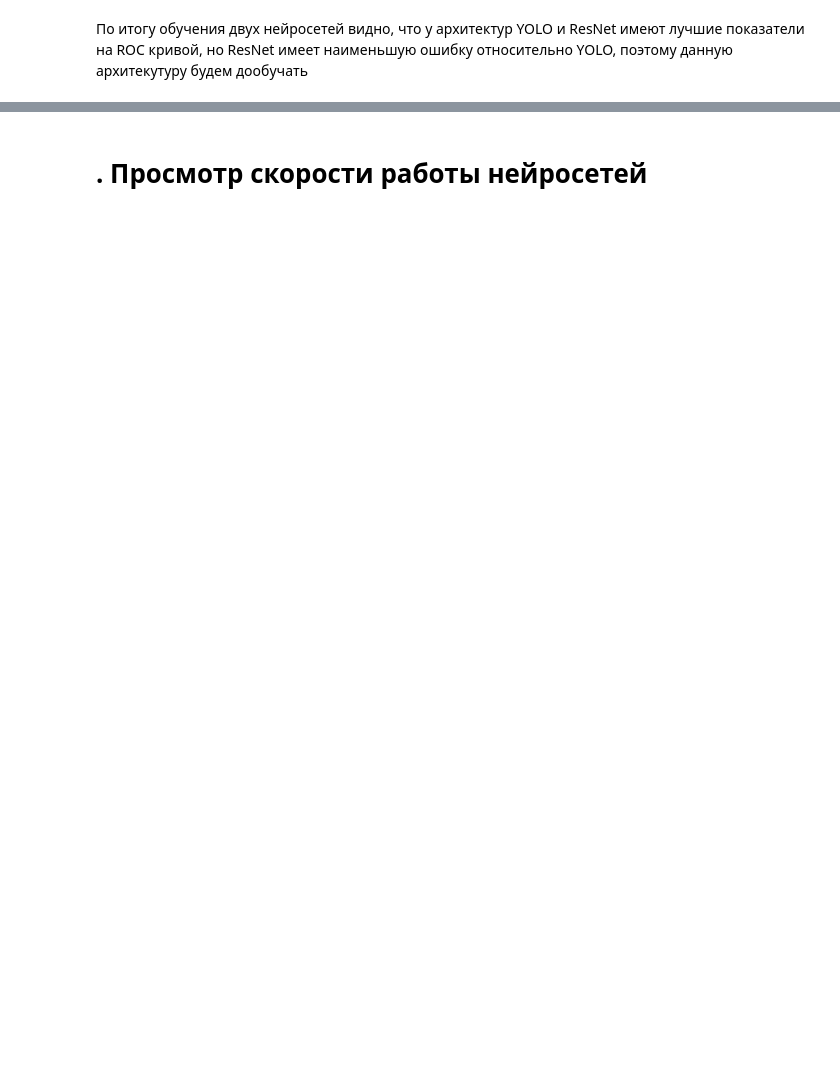
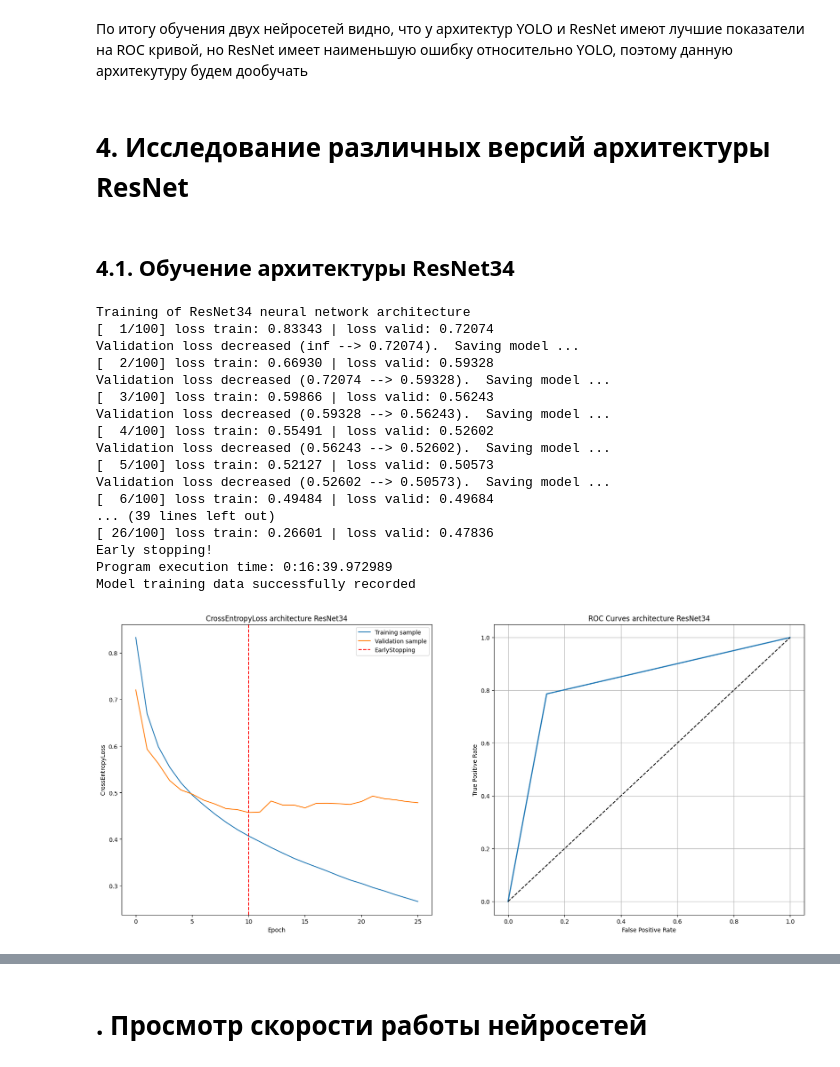
Before and after one commit to K1rsN7/Smart_Barrier, a Jupyter notebook: train neural network.ipynb, the cells around one changed output, grey strips where cells are left out. Saved outputs shown, nothing was run; the diff lists cells and outputs as text; code cells hidden in the pictures; blank space fills up the shorter version.

```diff
--- a/train neural network.ipynb
+++ b/train neural network.ipynb
@@ -586,2 +662,35 @@ visualizationNeuralNetworks(data)
 # %% [markdown]
 По итогу обучения двух нейросетей видно, что у архитектур YOLO и ResNet имеют лучшие показатели на ROC кривой, но ResNet имеет наименьшую ошибку относительно YOLO, поэтому данную архитекутуру будем дообучать
+# %% [markdown]
+# 4. Исследование различных версий архитектуры ResNet
+# %% [markdown]
+## 4.1. Обучение архитектуры ResNet34
+# %%
+model = models.resnet34() # Загрузка структуры и весов
+model.classifier = torch.nn.Linear(1000, 2) # Замена слоя классификации
+model.to(device)
+name_model = 'ResNet34'
+roc, loss_history, epoch_erly_stopping, accuracy, loss  = trainNeuralNetwork(
+    model, loaders, name_model, max_epochs_models, epoch_patience_models)
+addHistoryModels(name_model, roc, loss_history, accuracy, loss, epoch_erly_stopping)
+visualizationLearning(name_model, epoch_erly_stopping, roc, loss_history)
+del loss_history, epoch_erly_stopping, accuracy, loss, name_model, roc
+# %% [output]
+Training of ResNet34 neural network architecture
+[  1/100] loss train: 0.83343 | loss valid: 0.72074
+Validation loss decreased (inf --> 0.72074).  Saving model ...
+[  2/100] loss train: 0.66930 | loss valid: 0.59328
+Validation loss decreased (0.72074 --> 0.59328).  Saving model ...
+[  3/100] loss train: 0.59866 | loss valid: 0.56243
+Validation loss decreased (0.59328 --> 0.56243).  Saving model ...
+[  4/100] loss train: 0.55491 | loss valid: 0.52602
+Validation loss decreased (0.56243 --> 0.52602).  Saving model ...
+[  5/100] loss train: 0.52127 | loss valid: 0.50573
+Validation loss decreased (0.52602 --> 0.50573).  Saving model ...
+[  6/100] loss train: 0.49484 | loss valid: 0.49684
+... (39 lines left out)
+[ 26/100] loss train: 0.26601 | loss valid: 0.47836
+Early stopping!
+Program execution time: 0:16:39.972989
+Model training data successfully recorded
+[figure, added]
```
Also changed, not shown: parts of 22 cells of this notebook.
